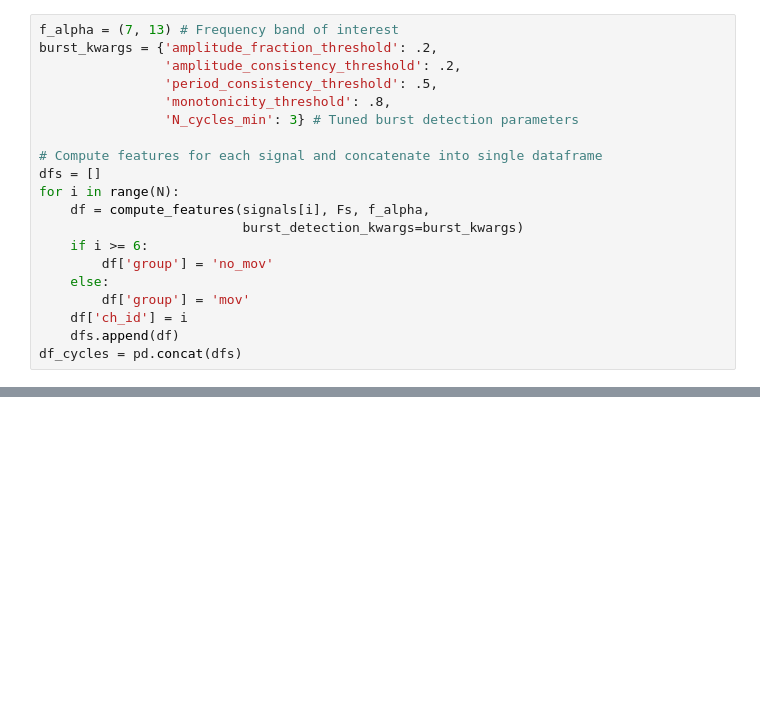
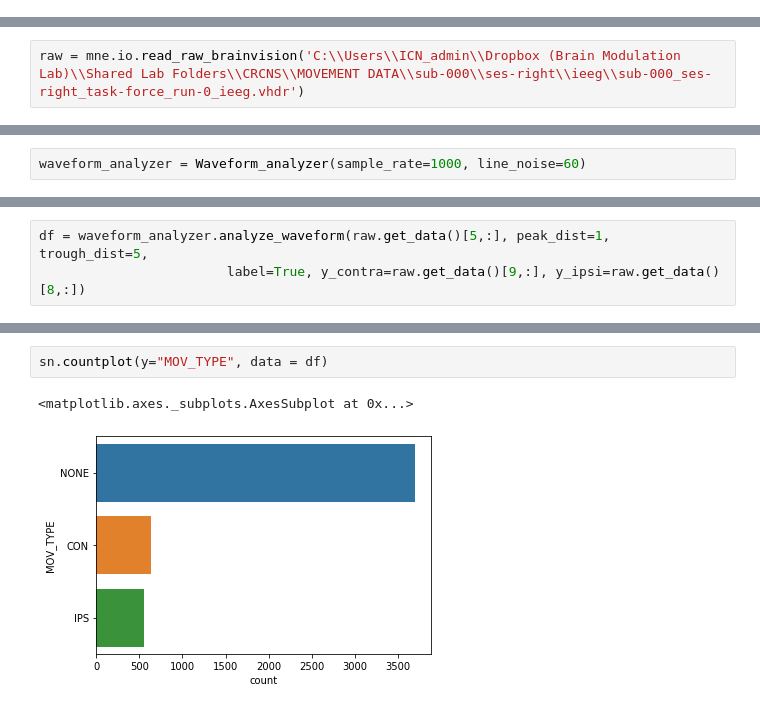
Before and after one commit to neuromodulation/icn, a Jupyter notebook: icn_ephys/Waveform_Analysis.ipynb, the cells around one changed output, grey strips where cells are left out. Saved outputs shown, nothing was run; the diff lists cells and outputs as text; blank space fills up the shorter version.

```diff
--- a/icn_ephys/Waveform_Analysis.ipynb
+++ b/icn_ephys/Waveform_Analysis.ipynb
@@ -154,20 +0,0 @@ well there seems to be a high LPF component
-# %%
-f_alpha = (7, 13) # Frequency band of interest
-burst_kwargs = {'amplitude_fraction_threshold': .2,
-                'amplitude_consistency_threshold': .2,
-                'period_consistency_threshold': .5,
-                'monotonicity_threshold': .8,
-                'N_cycles_min': 3} # Tuned burst detection parameters
-
-# Compute features for each signal and concatenate into single dataframe
-dfs = []
-for i in range(N):
-    df = compute_features(signals[i], Fs, f_alpha,
-                          burst_detection_kwargs=burst_kwargs)
-    if i >= 6:
-        df['group'] = 'no_mov'
-    else:
-        df['group'] = 'mov'
-    df['ch_id'] = i
-    dfs.append(df)
-df_cycles = pd.concat(dfs)
@@ -446,0 +127,2 @@ Channel 0 might not lie over Sensorimotor Area?
+# %%
+raw = mne.io.read_raw_brainvision('C:\\Users\\ICN_admin\\Dropbox (Brain Modulation Lab)\\Shared Lab Folders\\CRCNS\\MOVEMENT DATA\\sub-000\\ses-right\\ieeg\\sub-000_ses-right_task-force_run-0_ieeg.vhdr')
@@ -446,0 +132,2 @@ Channel 0 might not lie over Sensorimotor Area?
+# %%
+waveform_analyzer = Waveform_analyzer(sample_rate=1000, line_noise=60)
@@ -446,0 +165,3 @@ Channel 0 might not lie over Sensorimotor Area?
+# %%
+df = waveform_analyzer.analyze_waveform(raw.get_data()[5,:], peak_dist=1, trough_dist=5,
+                        label=True, y_contra=raw.get_data()[9,:], y_ipsi=raw.get_data()[8,:])
@@ -446,0 +176,5 @@ Channel 0 might not lie over Sensorimotor Area?
+# %%
+sn.countplot(y="MOV_TYPE", data = df)
+# %% [output]
+<matplotlib.axes._subplots.AxesSubplot at 0x...>
+[figure, added]
```
Also changed, not shown: parts of 81 cells of this notebook, 1 other file.
